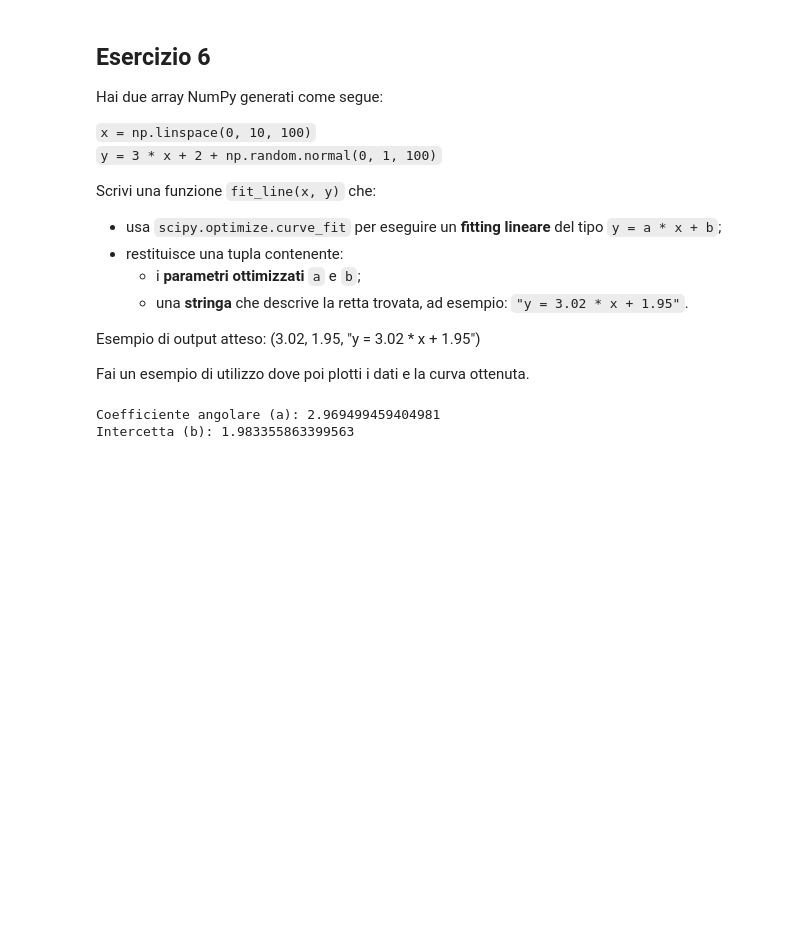
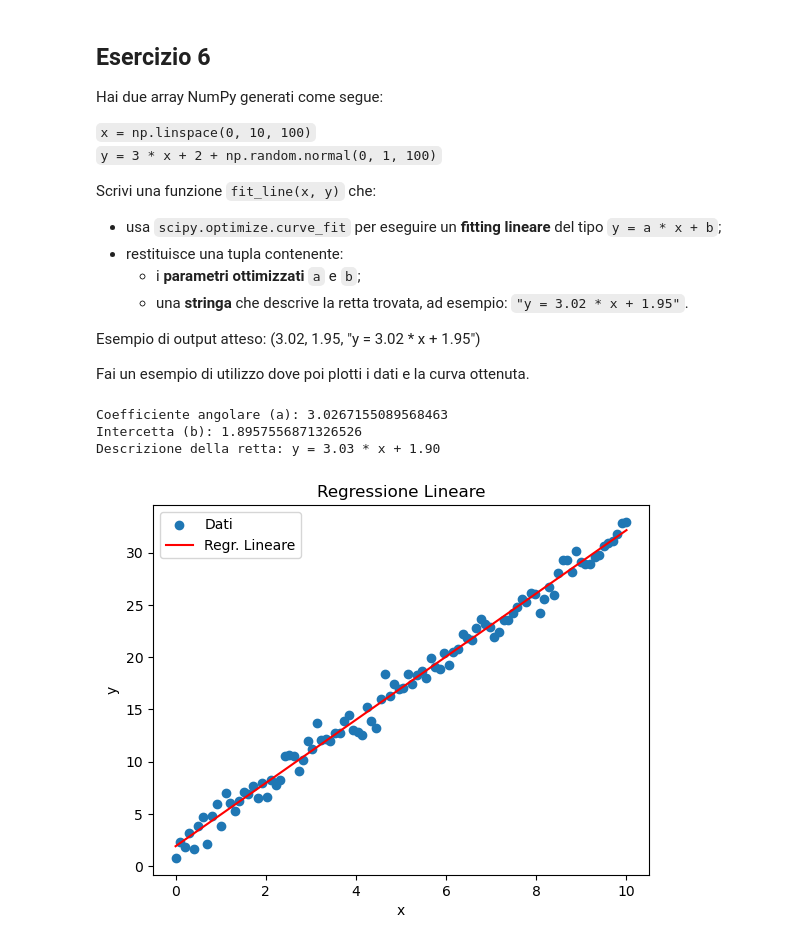
Before and after one commit to NicXVII/ProgrammingLab2, a Jupyter notebook: simulazEsame.ipynb, the cells around one changed output. Drawn from its saved outputs; the diff is of its cells as text; code cells hidden in the pictures; blank space fills up the shorter version.

```diff
--- a/simulazEsame.ipynb
+++ b/simulazEsame.ipynb
@@ -484,17 +484,45 @@ Fai un esempio di utilizzo dove poi plotti i dati e la curva ottenuta.
 # %%
 import numpy as np
 from scipy.optimize import curve_fit
 import matplotlib.pyplot as plt
+
+
 def fit_line(x, y):
-    linear_func = lambda x, a, b: a * x + b
+    def linear_func(x, a, b):
+        return a * x + b
+
     params, _ = curve_fit(linear_func, x, y)
-    return params
+    a, b = params
+
+    descrizione = f"y = {a:.2f} * x + {b:.2f}"
+
+    return a, b, descrizione
+
 
 
 
 x = np.linspace(0, 10, 100)
 y = 3 * x + 2 + np.random.normal(0, 1, 100)
-a, b = fit_line(x, y)
+a, b, descrizione = fit_line(x, y)
+print(f"Coefficiente angolare (a): {a}")
+print(f"Intercetta (b): {b}")
+print(f"Descrizione della retta: {descrizione}")
+
+
+
+
+plt.scatter(x, y, label='Dati')
+plt.plot(x, a * x + b, color='red', label='Regr. Lineare')
+plt.xlabel('x')
+plt.ylabel('y')
+plt.title('Regressione Lineare')
+plt.legend()
+plt.show()
+
+plt.grid(True)
+plt.tight_layout()
 # %% [output]
-Coefficiente angolare (a): 2.969499459404981
-Intercetta (b): 1.983355863399563
+Coefficiente angolare (a): 3.0267155089568463
+Intercetta (b): 1.8957556871326526
+Descrizione della retta: y = 3.03 * x + 1.90
+[figure, added]
```
